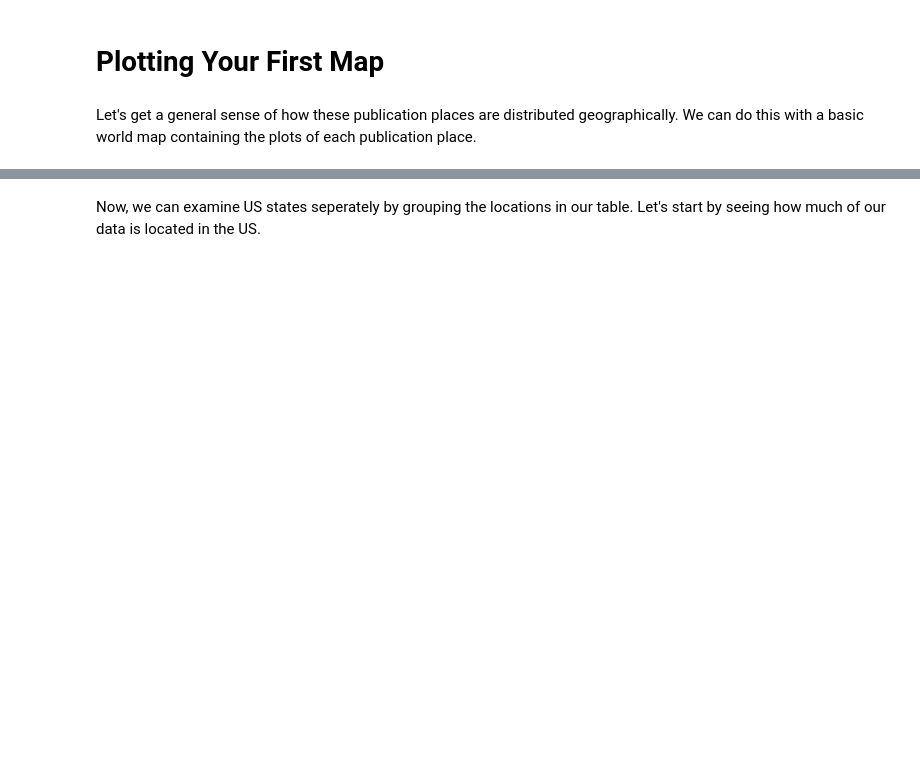
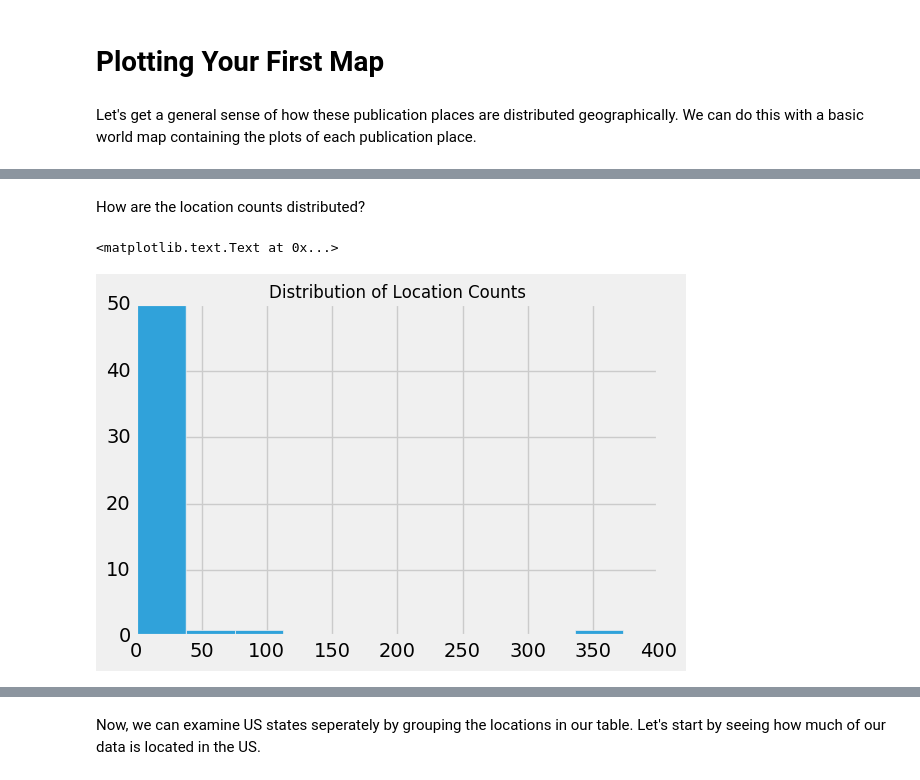
Before and after one commit to ds-modules/Library-HTRC, a Jupyter notebook: 03-mapping/Mapping the Books of the Dadaist Movement.ipynb, the cells around one changed output, grey strips where cells are left out. Drawn from its saved outputs; the diff is of its cells as text; code cells hidden in the pictures; blank space fills up the shorter version.

```diff
--- a/03-mapping/Mapping the Books of the Dadaist Movement.ipynb
+++ b/03-mapping/Mapping the Books of the Dadaist Movement.ipynb
@@ -507,0 +455,9 @@ new_locations_table
+# %% [markdown]
+How are the location counts distributed?
+# %%
+location_counts = locations["Count"]
+plt.hist(location_counts)
+plt.title("Distribution of Location Counts", fontsize=12)
+# %% [output]
+<matplotlib.text.Text at 0x...>
+[figure, added]
```
Also changed, not shown: parts of 60 cells of this notebook, 4 other files.
